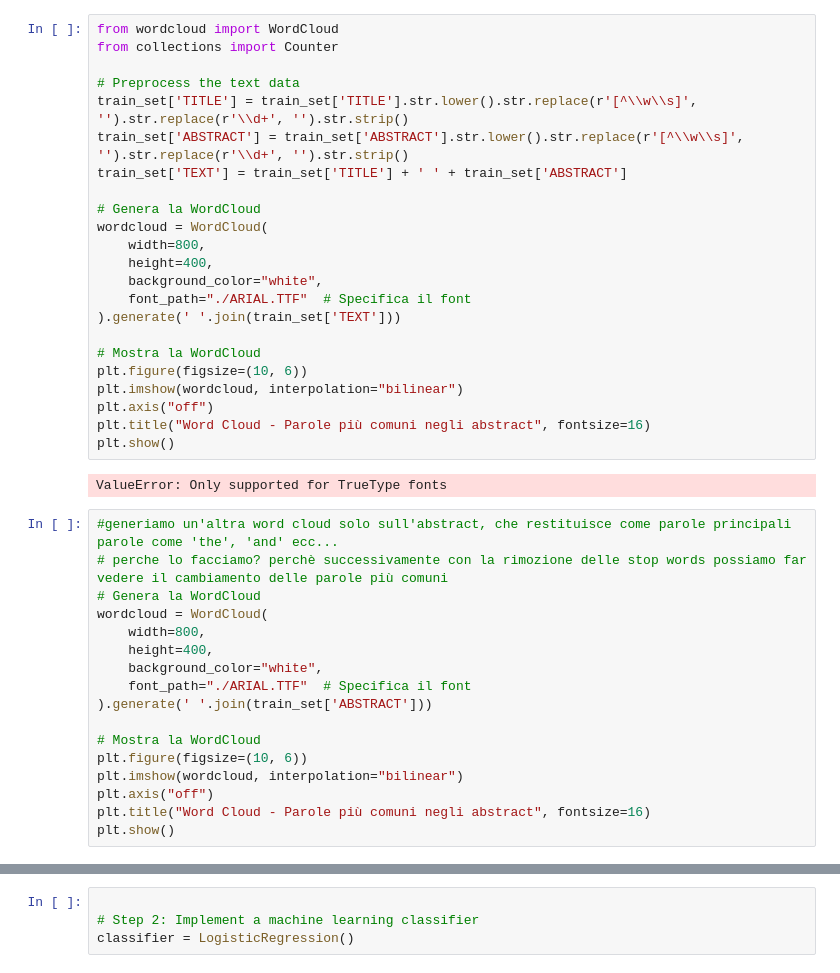
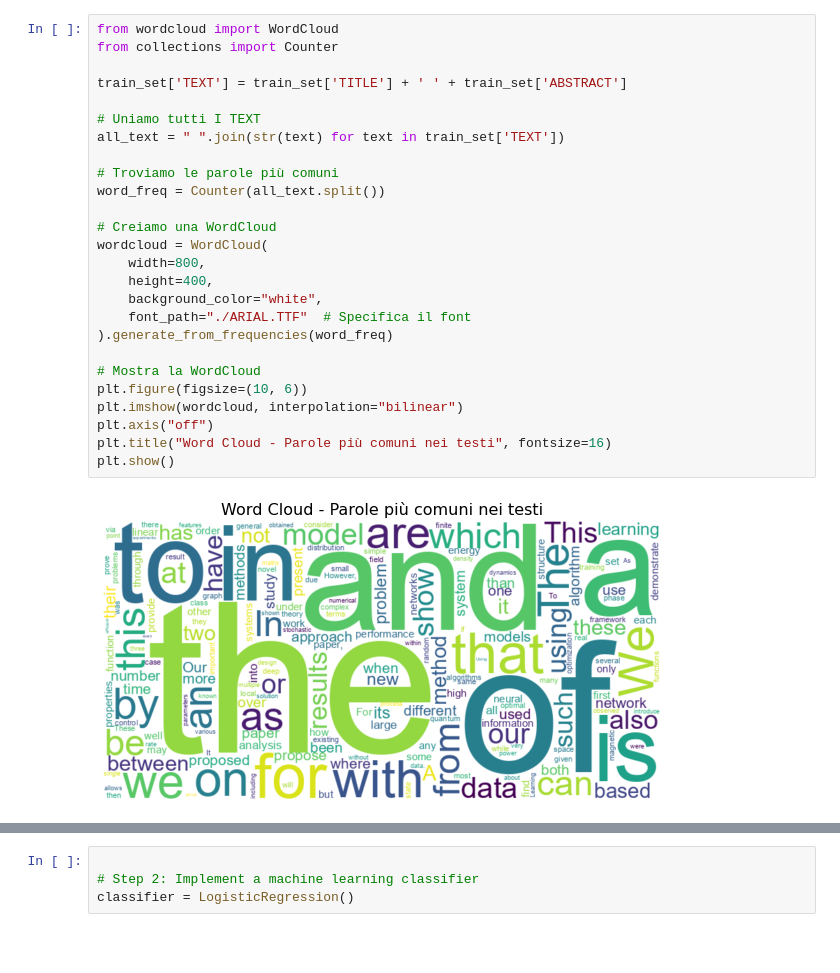
Before and after one commit to itsrocchi/ml4mde_sciclass, a Jupyter notebook: project copy.ipynb, the cells around one changed output, grey strips where cells are left out. Cells and saved outputs as stored; diff of their text form; blank space fills up the shorter version.

```diff
--- a/project copy.ipynb
+++ b/project copy.ipynb
@@ -86,42 +108,28 @@ plt.show()
 # %%
 from wordcloud import WordCloud
 from collections import Counter
 
-# Preprocess the text data
-train_set['TITLE'] = train_set['TITLE'].str.lower().str.replace(r'[^\\w\\s]', '').str.replace(r'\\d+', '').str.strip()
-train_set['ABSTRACT'] = train_set['ABSTRACT'].str.lower().str.replace(r'[^\\w\\s]', '').str.replace(r'\\d+', '').str.strip()
 train_set['TEXT'] = train_set['TITLE'] + ' ' + train_set['ABSTRACT']
 
-# Genera la WordCloud
+# Uniamo tutti I TEXT
+all_text = " ".join(str(text) for text in train_set['TEXT'])
+
+# Troviamo le parole più comuni
+word_freq = Counter(all_text.split())
+
+# Creiamo una WordCloud
 wordcloud = WordCloud(
     width=800,
     height=400,
     background_color="white",
     font_path="./ARIAL.TTF"  # Specifica il font
-).generate(' '.join(train_set['TEXT']))
+).generate_from_frequencies(word_freq)
 
 # Mostra la WordCloud
 plt.figure(figsize=(10, 6))
 plt.imshow(wordcloud, interpolation="bilinear")
 plt.axis("off")
-plt.title("Word Cloud - Parole più comuni negli abstract", fontsize=16)
+plt.title("Word Cloud - Parole più comuni nei testi", fontsize=16)
 plt.show()
 # %% [output]
-ValueError: Only supported for TrueType fonts
+[figure, added]
-# %%
-#generiamo un'altra word cloud solo sull'abstract, che restituisce come parole principali parole come 'the', 'and' ecc...
-# perche lo facciamo? perchè successivamente con la rimozione delle stop words possiamo far vedere il cambiamento delle parole più comuni
-# Genera la WordCloud
-wordcloud = WordCloud(
-    width=800,
-    height=400,
-    background_color="white",
-    font_path="./ARIAL.TTF"  # Specifica il font
-).generate(' '.join(train_set['ABSTRACT']))
-
-# Mostra la WordCloud
-plt.figure(figsize=(10, 6))
-plt.imshow(wordcloud, interpolation="bilinear")
-plt.axis("off")
-plt.title("Word Cloud - Parole più comuni negli abstract", fontsize=16)
-plt.show()
```
Also changed, not shown: parts of 20 cells of this notebook, 2 other files.
